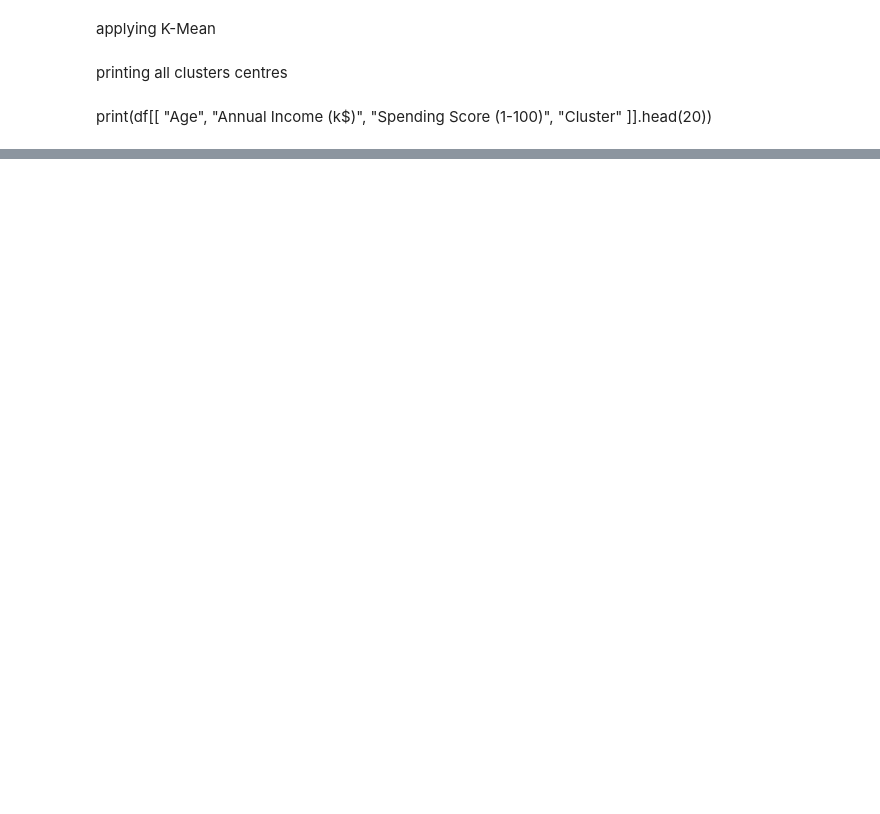
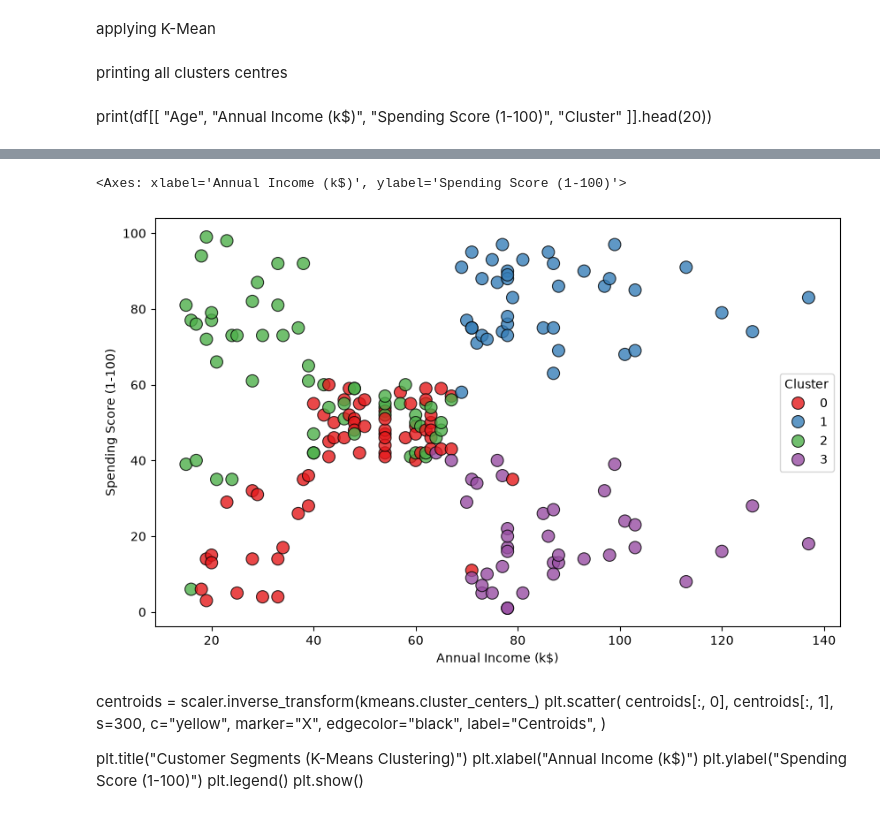
Before and after one commit to Gitey007/HCL-Projects, a Jupyter notebook: K-MeanClustering--1/clustering.ipynb, the cells around one changed output, grey strips where cells are left out. Cells and saved outputs as stored; diff of their text form; code cells hidden in the pictures; blank space fills up the shorter version.

```diff
--- a/K-MeanClustering--1/clustering.ipynb
+++ b/K-MeanClustering--1/clustering.ipynb
@@ -69,0 +59,32 @@ plt.show()
+# %%
+plt.figure(figsize=(10, 6))
+sns.scatterplot(
+    x="Annual Income (k$)",
+    y="Spending Score (1-100)",
+    hue="Cluster",
+    data=df,
+    palette="Set1",
+    s=100,
+    alpha=0.8,
+    edgecolor="k",
+)
+# %% [output]
+<Axes: xlabel='Annual Income (k$)', ylabel='Spending Score (1-100)'>
+[figure, added]
+# %% [markdown]
+centroids = scaler.inverse_transform(kmeans.cluster_centers_)
+plt.scatter(
+    centroids[:, 0],
+    centroids[:, 1],
+    s=300,
+    c="yellow",
+    marker="X",
+    edgecolor="black",
+    label="Centroids",
+)
+
+plt.title("Customer Segments (K-Means Clustering)")
+plt.xlabel("Annual Income (k$)")
+plt.ylabel("Spending Score (1-100)")
+plt.legend()
+plt.show()
```
Also changed, not shown: parts of 5 cells of this notebook.
